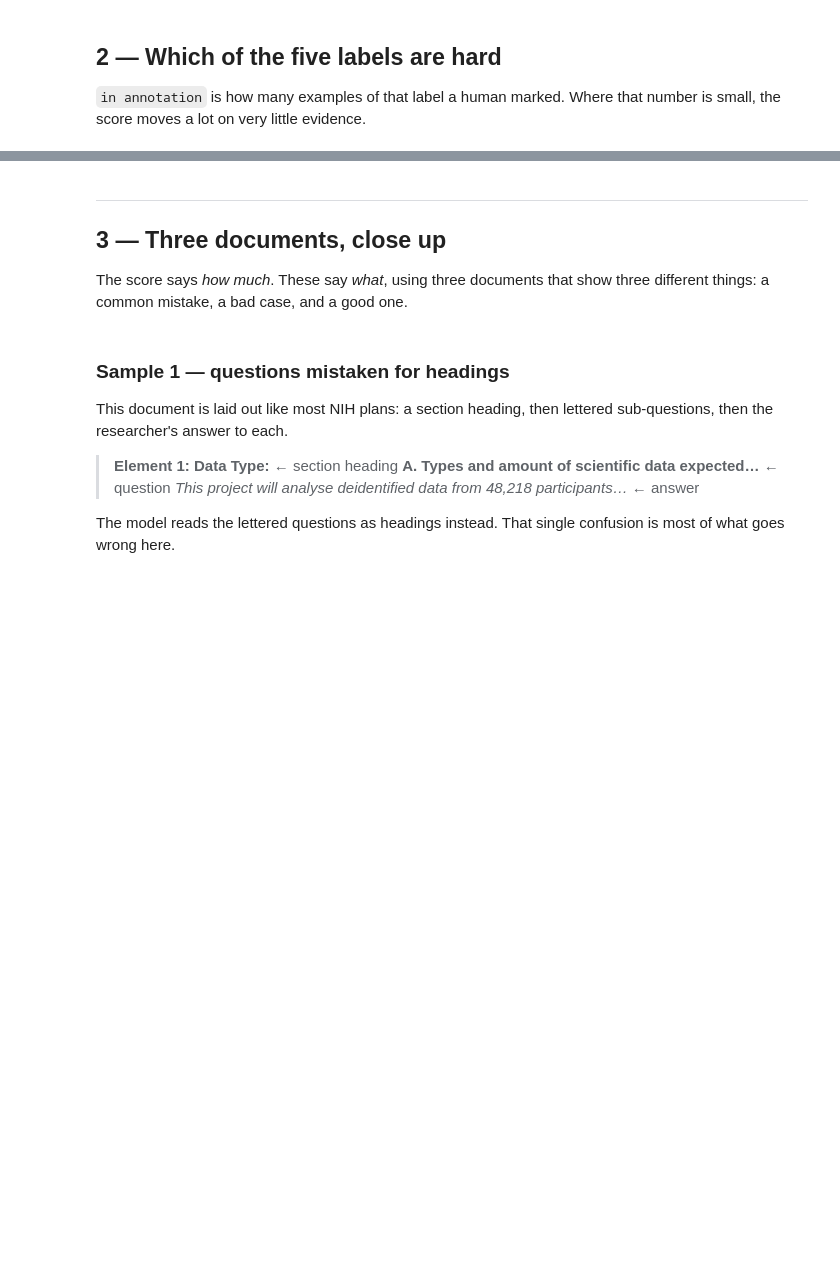
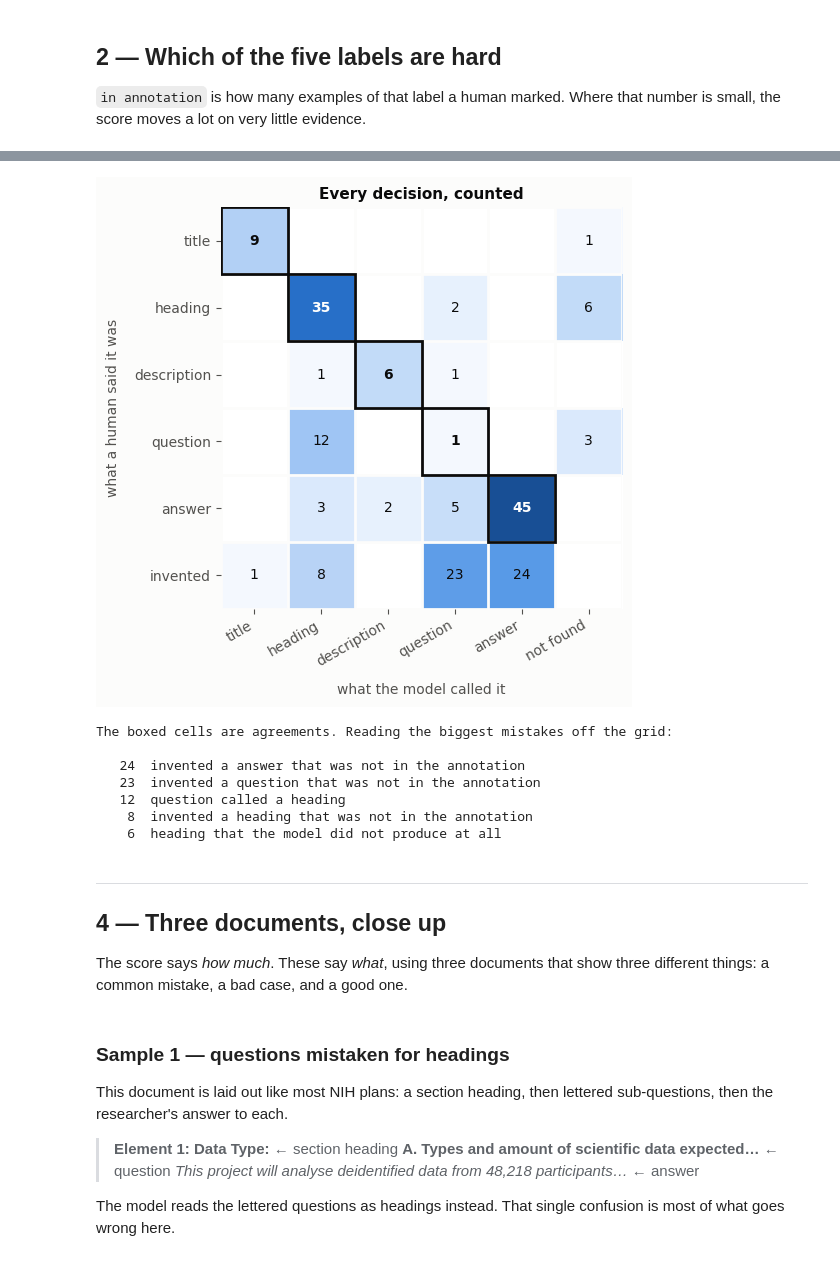
Before and after one commit to fairdataihub/dmpbridge, a Jupyter notebook: notebooks/1-llama31-8b-results-pdfplumber.ipynb, the cells around one changed output, grey strips where cells are left out. Saved outputs shown, nothing was run; the diff lists cells and outputs as text; code cells hidden in the pictures; blank space fills up the shorter version.

```diff
--- a/notebooks/1-llama31-8b-results-pdfplumber.ipynb
+++ b/notebooks/1-llama31-8b-results-pdfplumber.ipynb
@@ -108,7 +149,82 @@ answer.text                72.6%              55
+# %%
+import numpy as np
+from dmpbridge.evaluation.evaluate import LABELS
+
+short = [l.replace('section.', 'sec.').replace('question.text', 'question')
+          .replace('answer.text', 'answer').replace('sec.title', 'heading')
+          .replace('sec.description', 'description') for l in LABELS]
+
+grid = np.zeros((len(LABELS) + 1, len(LABELS) + 1), dtype=int)
+for i, true in enumerate(LABELS):
+    for j, pred in enumerate(LABELS):
+        grid[i, j] = conf_a.get(true, {}).get(pred, 0)
+    grid[i, -1] = conf_a.get(true, {}).get('__missed__', 0)
+for j, pred in enumerate(LABELS):
+    grid[-1, j] = conf_a.get('__no_gold__', {}).get(pred, 0)
+
+fig, ax = plt.subplots(figsize=(7.6, 5.4))
+im = ax.imshow(grid, cmap=BLUES, vmin=0, vmax=grid.max())
+
+for i in range(grid.shape[0]):
+    for j in range(grid.shape[1]):
+        v = grid[i, j]
+        if v == 0:
+            continue
+        # Label ink follows contrast against the cell, never the series colour.
+        ax.text(j, i, str(v), ha='center', va='center', fontsize=10,
+                fontweight='bold' if i == j else 'normal',
+                color='#ffffff' if v > grid.max() * 0.55 else INK)
+
+ax.set_xticks(range(len(short) + 1))
+ax.set_xticklabels(short + ['not found'], rotation=30, ha='right')
+ax.set_yticks(range(len(short) + 1))
+ax.set_yticklabels(short + ['invented'])
+ax.set_xlabel('what the model called it', labelpad=10)
+ax.set_ylabel('what a human said it was', labelpad=10)
+ax.set_title('Every decision, counted')
+
+ax.set_xticks(np.arange(-.5, grid.shape[1], 1), minor=True)
+ax.set_yticks(np.arange(-.5, grid.shape[0], 1), minor=True)
+ax.grid(which='minor', color=SURFACE, linewidth=2)
+ax.tick_params(which='minor', length=0)
+
+# Outline the diagonal so 'correct' is findable without reading colour.
+# Drawn after the grid, or the grid paints over the edges.
+for k in range(len(LABELS)):
+    ax.add_patch(plt.Rectangle((k - .5, k - .5), 1, 1, fill=False,
+                               edgecolor=INK, linewidth=2.0, zorder=5))
+for spine in ax.spines.values():
+    spine.set_visible(False)
+plt.tight_layout()
+plt.show()
+
+print('The boxed cells are agreements. Reading the biggest mistakes off the grid:')
+print()
+names = short + ['not found']
+rows  = short + ['invented']
+mistakes = sorted(((grid[i, j], rows[i], names[j])
+                   for i in range(grid.shape[0]) for j in range(grid.shape[1])
+                   if i != j and grid[i, j]), reverse=True)
+for count, true, pred in mistakes[:5]:
+    if true == 'invented':
+        print(f'  {count:>3}  invented a {pred} that was not in the annotation')
+    elif pred == 'not found':
+        print(f'  {count:>3}  {true} that the model did not produce at all')
+    else:
+        print(f'  {count:>3}  {true} called a {pred}')
+# %% [output]
+[figure, added]
+The boxed cells are agreements. Reading the biggest mistakes off the grid:
+
+   24  invented a answer that was not in the annotation
+   23  invented a question that was not in the annotation
+   12  question called a heading
+    8  invented a heading that was not in the annotation
+    6  heading that the model did not produce at all
 # %% [markdown]
 ---
 
-## 3 — Three documents, close up
+## 4 — Three documents, close up
 
 The score says *how much*. These say *what*, using three documents that show three
 different things: a common mistake, a bad case, and a good one.
```
Also changed, not shown: parts of 4 cells of this notebook.
